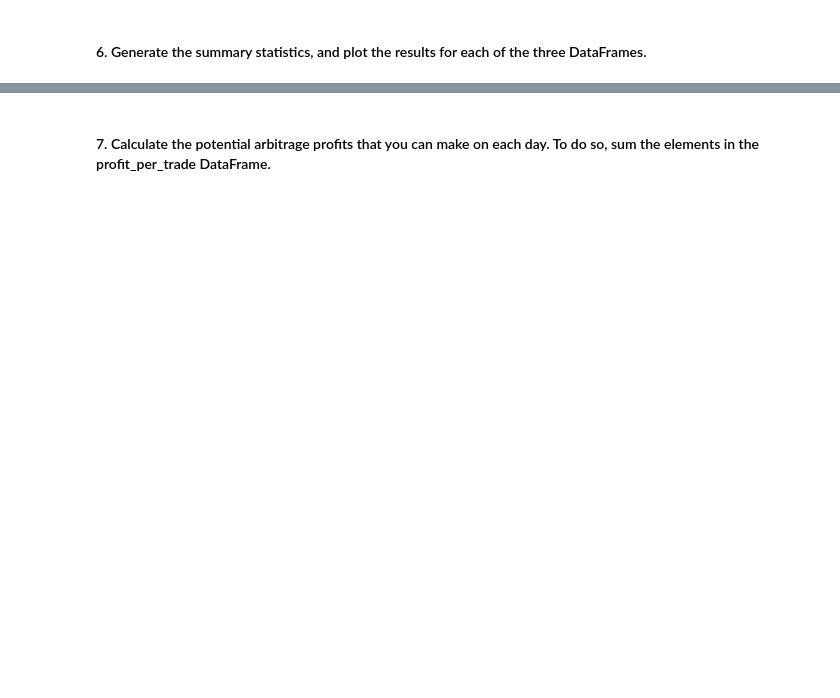
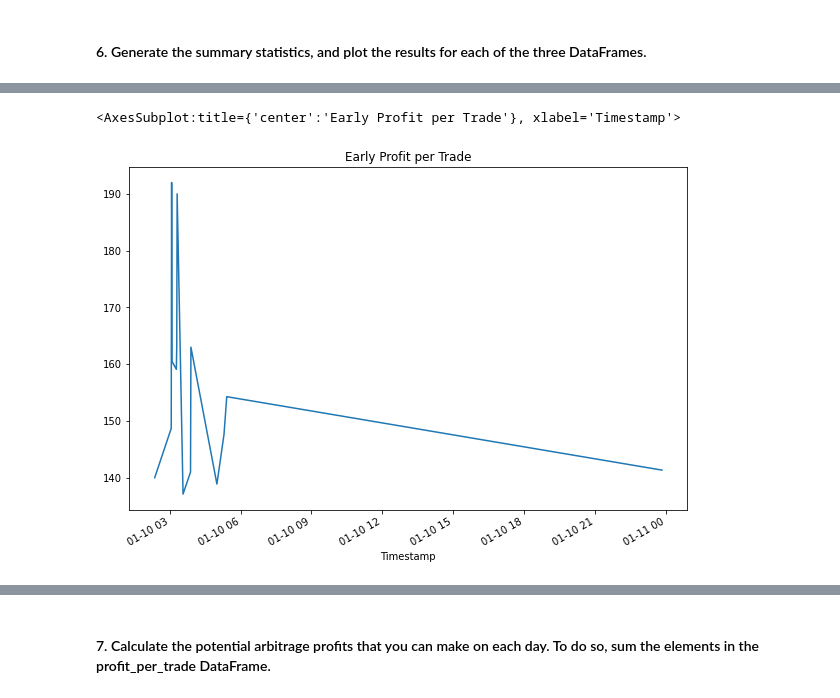
Before and after one commit to carljfrederick/crypto-cpa-data, a Jupyter notebook: crypto_arbitrage.ipynb, the cells around one changed output, grey strips where cells are left out. Cells and saved outputs as stored; diff of their text form; code cells hidden in the pictures; blank space fills up the shorter version.

```diff
--- a/crypto_arbitrage.ipynb
+++ b/crypto_arbitrage.ipynb
@@ -455,7 +455,7 @@ Calculate the potential profits for each date that you selected in the previous
 # %%
 # Measures the arbitrage spread between the two exchanges early in the dataset
 # by subtracting the lower-priced exchange from the higher-priced one
-arbitrage_spread_early = coinbase['Close'].loc["2018-01-05"] - bitstamp['Close'].loc["2018-01-05"]
+arbitrage_spread_early = coinbase['Close'].loc["2018-01-10"] - bitstamp['Close'].loc["2018-01-10"]
 
 # Uses a conditional statement to generate the summary statistics for the arbitrage_spread DataFrame
 arbitrage_spread_early = arbitrage_spread_early[arbitrage_spread_early>0]
@@ -515,7 +515,7 @@ Name: Close, dtype: float64
 # %%
 # Calculates the spread returns for a date early in the dataset by dividing the instances when the arbitrage spread is positive (> 0)
 # by the price of Bitcoin from the exchange you are buying on (the lower-priced exchange).
-spread_return_early= arbitrage_spread_early [arbitrage_spread_early>0] / bitstamp['Close'].loc["2018-01-05"]
+spread_return_early = arbitrage_spread_early[arbitrage_spread_early>0] / bitstamp['Close'].loc["2018-01-10"]
 
 # Reviews the spread return DataFrame
 spread_return_early
@@ -580,7 +580,7 @@ Name: Close, Length: 1438, dtype: float64
 # %%
 # For the date early in the dataset, determine the number of times your trades with positive returns
 # exceed the 1% minimum threshold (.01) that you need to cover your costs
-profitable_trades_early = profitable_trades_early[spread_return_early > .01]
+profitable_trades_early = spread_return_early[spread_return_early > .01]
 
 # Review the first five profitable trades
 profitable_trades_early.head()
@@ -659,12 +657,12 @@ Name: Close, dtype: float64
 # %% [markdown]
 #### 5. For each of the three dates, calculate the potential profit, in dollars, per trade. To do so, multiply the spread returns that were greater than 1% by the cost of what was purchased. Make sure to drop any missing values from the resulting DataFrame.
 # %%
-# For the date early in the dataset, calculate the potential profit per trade in dollars
-# Multiply the profitable trades by the cost of the Bitcoin that was purchased
-profit_early = # YOUR CODE HERE
+# Calculate the potential profit per trade in dollars for a date early in the data
+# Multiplies the profitable trades by the cost of the Bitcoin that was purchased
+profit_early = profitable_trades_early * bitstamp['Close'].loc["2018-01-10"]
 
-# Drop any missing values from the profit DataFrame
-profit_per_trade_early = # YOUR CODE HERE
+# Drops any missing values from the profit DataFrame using the 'dropna' function
+profit_per_trade_early = profit_early.dropna()
 
-# View the early profit DataFrame
-# YOUR CODE HERE
+# Views the early profit DataFrame
+profit_per_trade_early
@@ -676,3 +725,6 @@ profit_per_trade_early = # YOUR CODE HERE
 # %%
-# Plot the results for the early profit per trade DataFrame
-# YOUR CODE HERE
+# Plots the results for the early profit per trade DataFrame
+profit_per_trade_early.plot(figsize = (10, 7), title="Early Profit per Trade")
+# %% [output]
+<AxesSubplot:title={'center':'Early Profit per Trade'}, xlabel='Timestamp'>
+[figure, added]
```
Also changed, not shown: parts of 27 cells of this notebook.
